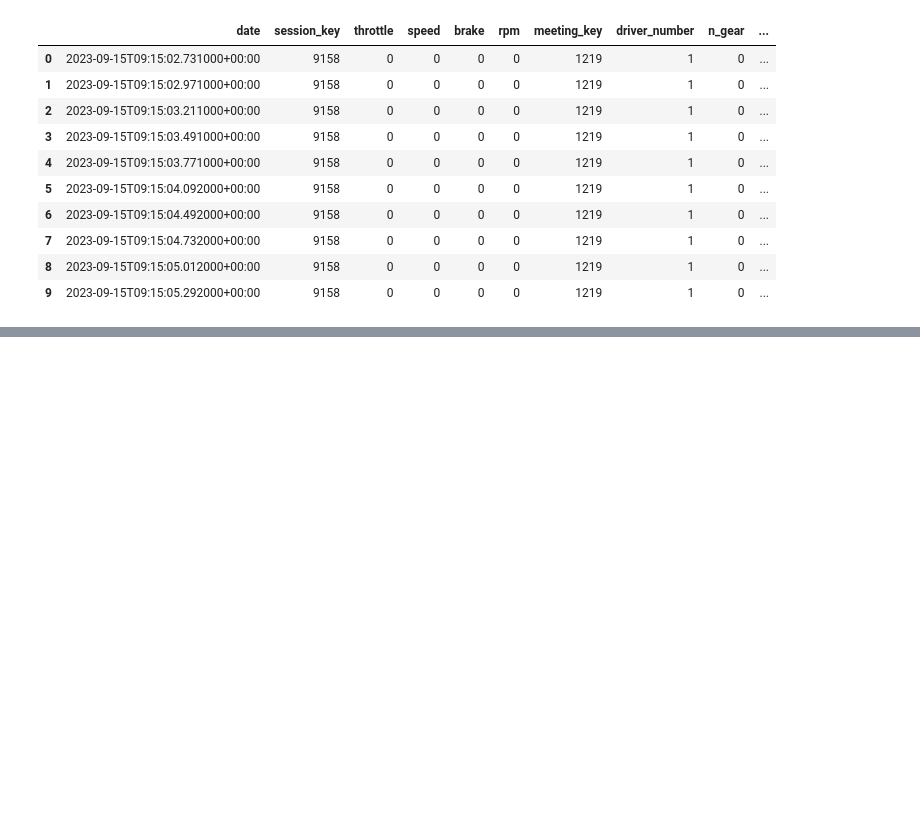
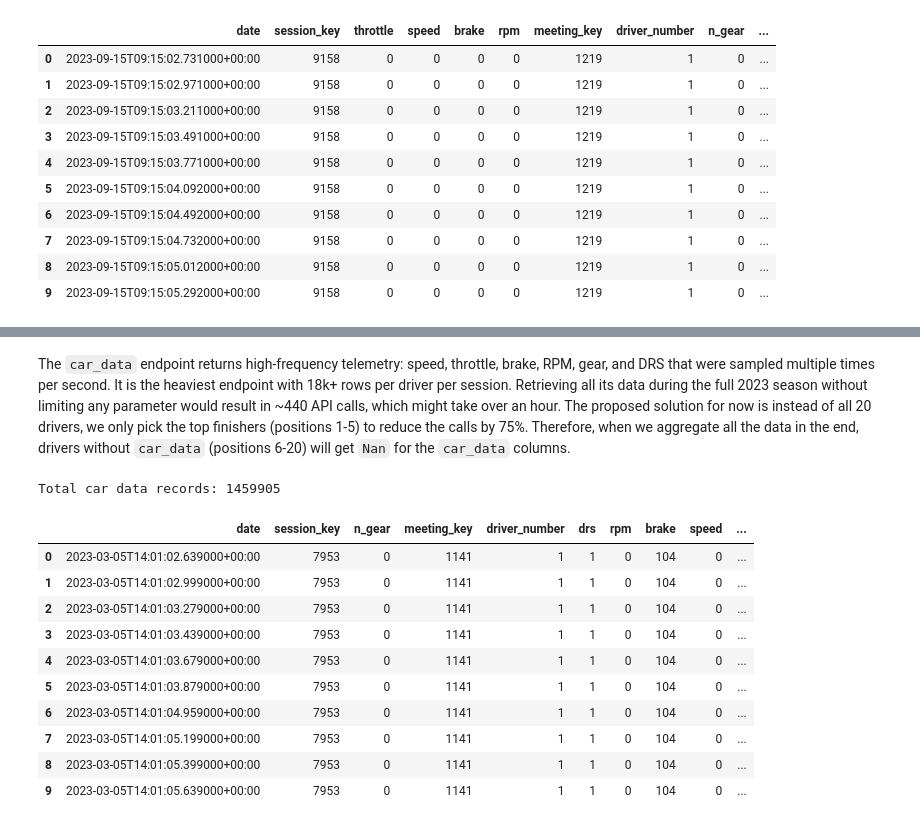
Before and after one commit to minhmgnvo/dsci511-group-assignment, a Jupyter notebook: project/final.ipynb, the cells around one changed output, grey strips where cells are left out. Drawn from its saved outputs; the diff is of its cells as text; code cells hidden in the pictures; blank space fills up the shorter version.

```diff
--- a/project/final.ipynb
+++ b/project/final.ipynb
@@ -25,0 +58,9 @@ Rows returned: 18026
+# %%
+response = requests.get(
+    f"{BASE_URL}/sessions",
+    params=session_params
+)
+
+df_sessions = pd.DataFrame(response.json())
+print(f"Race sessions in {YEAR}: {len(df_sessions)}")
+df_sessions[["session_key", "session_name", "date_start", "circuit_short_name", "country_name"]].head(10)
@@ -25,0 +250,37 @@ Rows returned: 18026
+# %% [markdown]
+The `car_data` endpoint returns high-frequency telemetry: speed, throttle, brake, RPM, gear, and DRS that were sampled multiple times per second. It is the heaviest endpoint with 18k+ rows per driver per session. Retrieving all its data during the full 2023 season without limiting any parameter would result in ~440 API calls, which might take over an hour. The proposed solution for now is instead of all 20 drivers, we only pick the top finishers (positions 1-5) to reduce the calls by 75%. Therefore, when we aggregate all the data in the end, drivers without `car_data` (positions 6-20) will get `Nan` for the `car_data` columns.
+# %%
+SAMPLE_DRIVERS = 5  # number of top finishers to fetch car_data for per session
+
+all_car_data = []
+for session_key in df_sessions["session_key"]:
+    top_drivers = (
+        df_session_result[df_session_result["session_key"] == session_key]
+        .sort_values("position")
+        .head(SAMPLE_DRIVERS)["driver_number"]
+    )
+    for driver_number in top_drivers:
+        response = requests.get(
+            f"{BASE_URL}/car_data",
+            params={"session_key": session_key, "driver_number": driver_number}
+        )
+        data = response.json()
+        if isinstance(data, list):
+            all_car_data.extend(data)
+
+df_car_data = pd.DataFrame(all_car_data)
+print(f"Total car data records: {len(df_car_data)}")
+df_car_data.head(10)
+# %% [output]
+Total car data records: 1459905
+|  | date | session_key | n_gear | meeting_key | driver_number | drs | rpm | brake | speed | ... |
+| 0 | 2023-03-05T14:01:02.639000+00:00 | 7953 | 0 | 1141 | 1 | 1 | 0 | 104 | 0 | ... |
+| 1 | 2023-03-05T14:01:02.999000+00:00 | 7953 | 0 | 1141 | 1 | 1 | 0 | 104 | 0 | ... |
+| 2 | 2023-03-05T14:01:03.279000+00:00 | 7953 | 0 | 1141 | 1 | 1 | 0 | 104 | 0 | ... |
+| 3 | 2023-03-05T14:01:03.439000+00:00 | 7953 | 0 | 1141 | 1 | 1 | 0 | 104 | 0 | ... |
+| 4 | 2023-03-05T14:01:03.679000+00:00 | 7953 | 0 | 1141 | 1 | 1 | 0 | 104 | 0 | ... |
+| 5 | 2023-03-05T14:01:03.879000+00:00 | 7953 | 0 | 1141 | 1 | 1 | 0 | 104 | 0 | ... |
+| 6 | 2023-03-05T14:01:04.959000+00:00 | 7953 | 0 | 1141 | 1 | 1 | 0 | 104 | 0 | ... |
+| 7 | 2023-03-05T14:01:05.199000+00:00 | 7953 | 0 | 1141 | 1 | 1 | 0 | 104 | 0 | ... |
+| 8 | 2023-03-05T14:01:05.399000+00:00 | 7953 | 0 | 1141 | 1 | 1 | 0 | 104 | 0 | ... |
+| 9 | 2023-03-05T14:01:05.639000+00:00 | 7953 | 0 | 1141 | 1 | 1 | 0 | 104 | 0 | ... |
```
Also changed, not shown: parts of 19 cells of this notebook.
